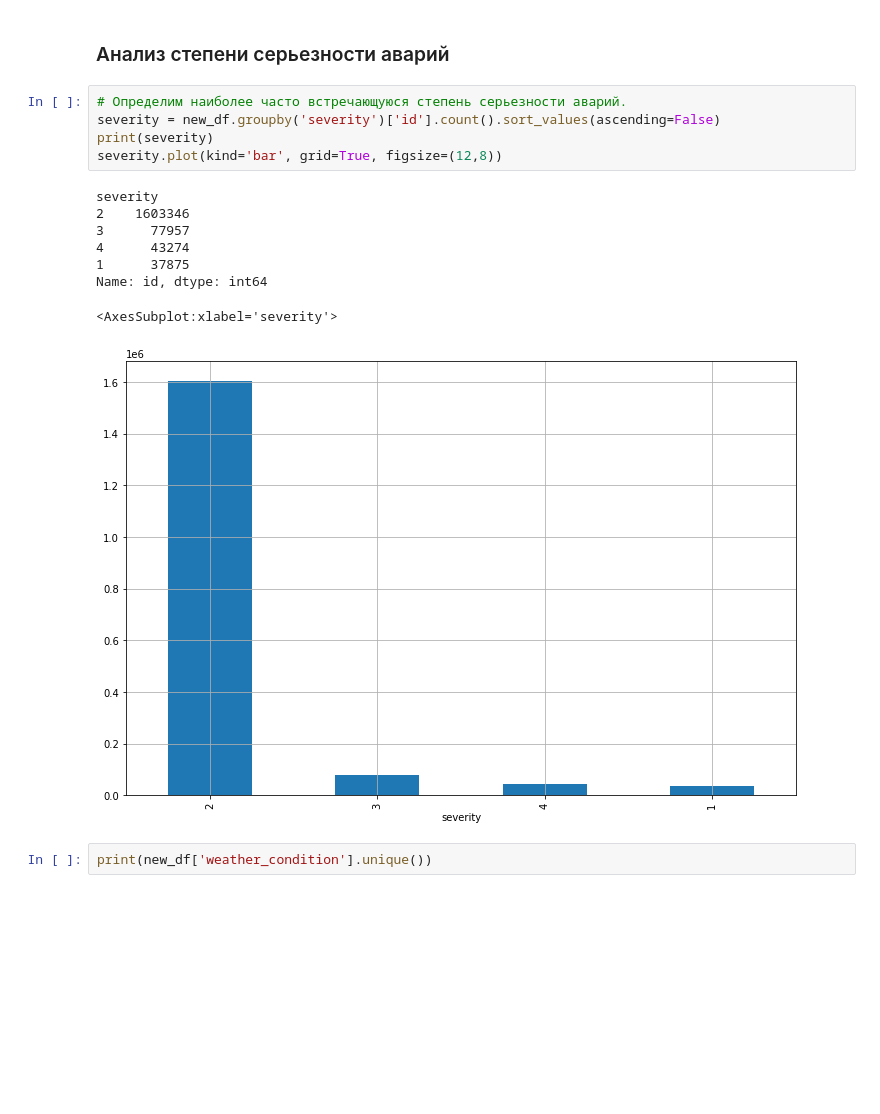
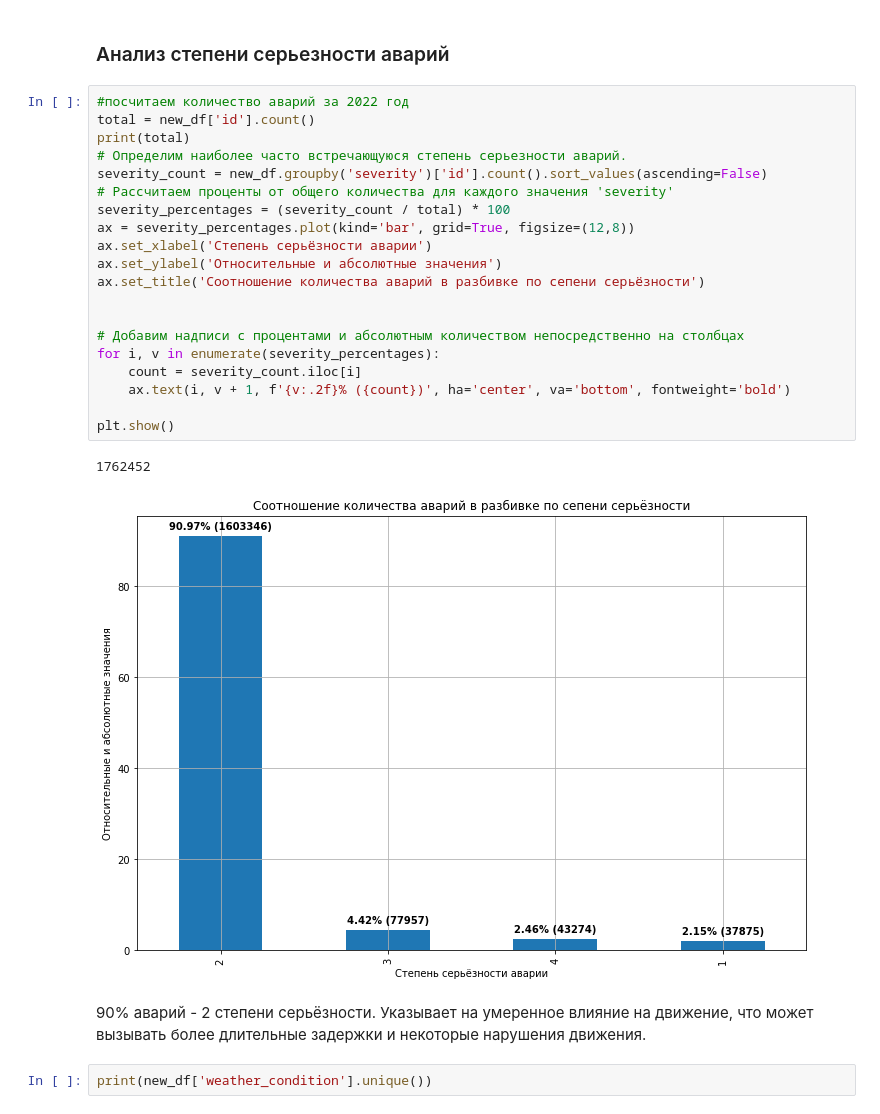
Before and after one commit to Heensz/analysis-of-accident-USA, a Jupyter notebook: анализ данных об авариях в США.ipynb, the cells around one changed output. Saved outputs shown, nothing was run; the diff lists cells and outputs as text; blank space fills up the shorter version.

```diff
--- a/анализ данных об авариях в США.ipynb
+++ b/анализ данных об авариях в США.ipynb
@@ -345,19 +340,30 @@ new_df['id'].count()
 # %% [markdown]
 ### Анализ степени серьезности аварий
 # %%
+#посчитаем количество аварий за 2022 год
+total = new_df['id'].count()
+print(total)
 # Определим наиболее часто встречающуюся степень серьезности аварий.
-severity = new_df.groupby('severity')['id'].count().sort_values(ascending=False)
-print(severity)
-severity.plot(kind='bar', grid=True, figsize=(12,8))
+severity_count = new_df.groupby('severity')['id'].count().sort_values(ascending=False)
+# Рассчитаем проценты от общего количества для каждого значения 'severity'
+severity_percentages = (severity_count / total) * 100
+ax = severity_percentages.plot(kind='bar', grid=True, figsize=(12,8))
+ax.set_xlabel('Степень серьёзности аварии')
+ax.set_ylabel('Относительные и абсолютные значения')
+ax.set_title('Соотношение количества аварий в разбивке по сепени серьёзности')
+
+
+# Добавим надписи с процентами и абсолютным количеством непосредственно на столбцах
+for i, v in enumerate(severity_percentages):
+    count = severity_count.iloc[i]
+    ax.text(i, v + 1, f'{v:.2f}% ({count})', ha='center', va='bottom', fontweight='bold')
+
+plt.show()
 # %% [output]
-severity
-2    1603346
-3      77957
-4      43274
-1      37875
-Name: id, dtype: int64
+1762452
-<AxesSubplot:xlabel='severity'>
-[figure, old version]
+[figure, new version]
+# %% [markdown]
+90% аварий - 2 степени серьёзности.  Указывает на умеренное влияние на движение, что может вызывать более длительные задержки и некоторые нарушения движения.
 # %%
 print(new_df['weather_condition'].unique())
 # %% [output]
```
Also changed, not shown: parts of 9 cells of this notebook.
